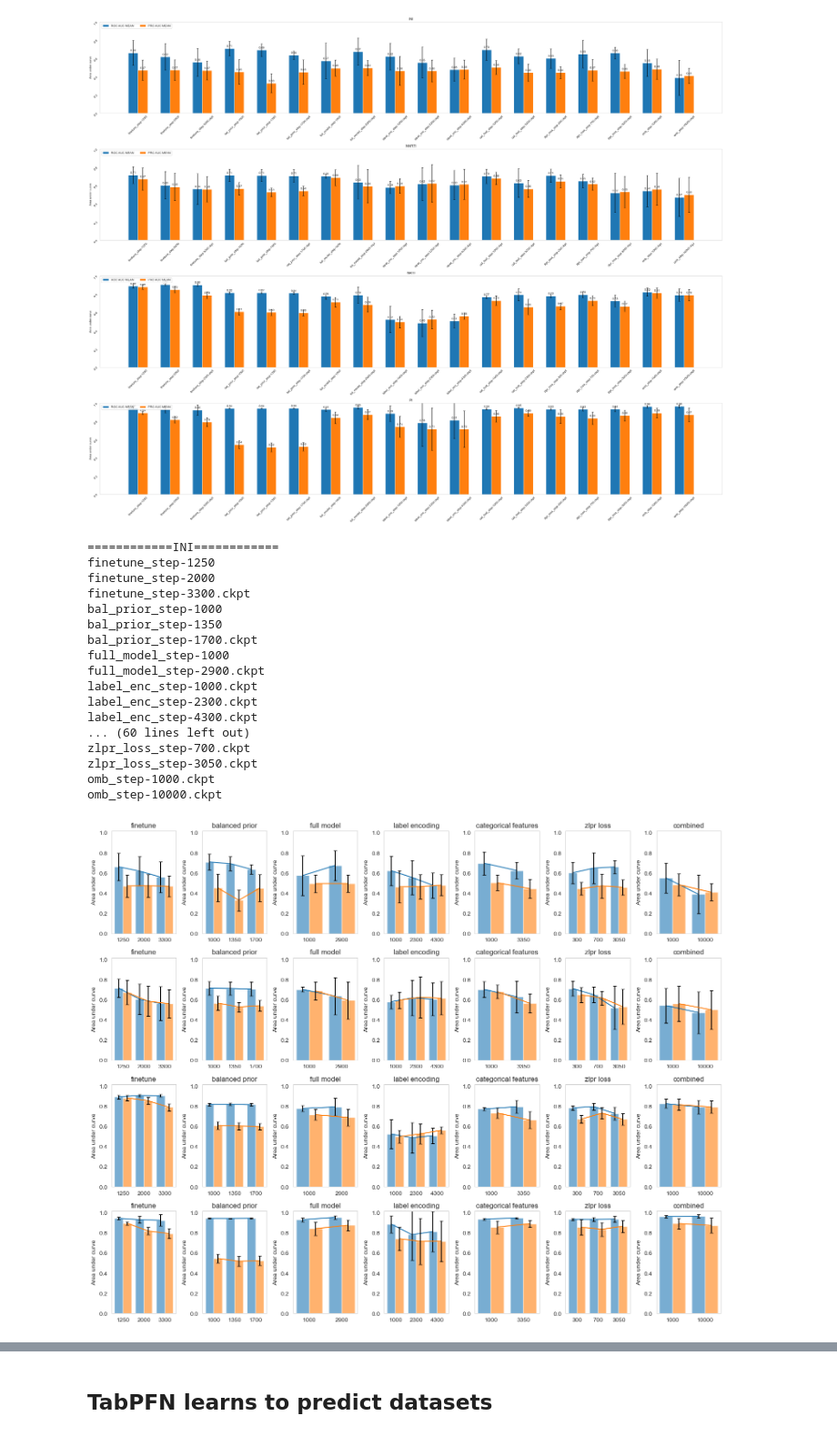
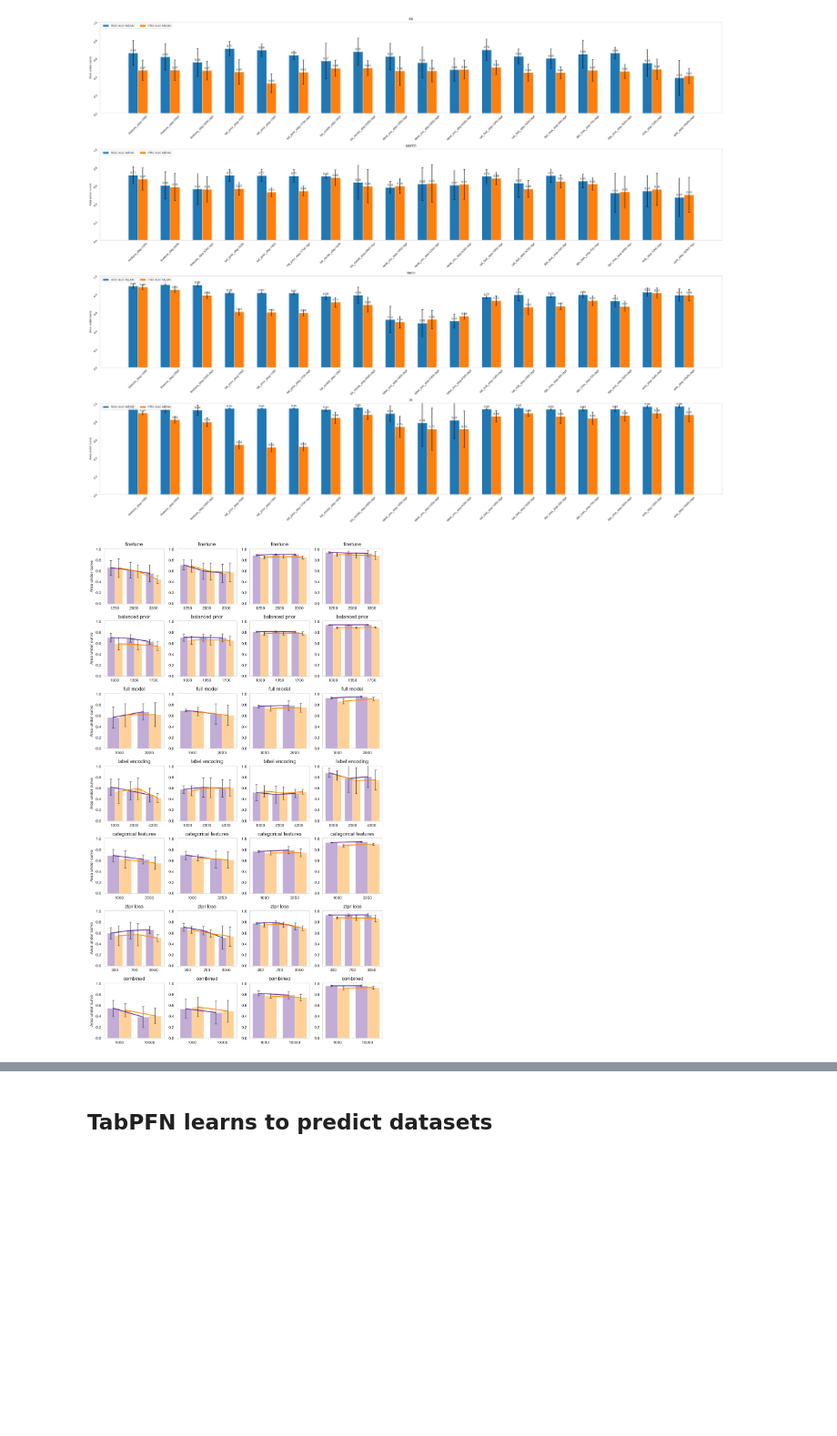
Before and after one commit to FloAvis/MultiLabel-PFN, a Jupyter notebook: statistics/MA_statistics.ipynb, the cells around one changed output, grey strips where cells are left out. Shown at 91% size. Saved outputs shown, nothing was run; the diff lists cells and outputs as text; code cells hidden in the pictures; blank space fills up the shorter version.

```diff
--- a/statistics/MA_statistics.ipynb
+++ b/statistics/MA_statistics.ipynb
@@ -655,7 +820,7 @@ models = [
     "omb_step-1000.ckpt",
     "omb_step-10000.ckpt"]
 
-"""
+
 results_mean = []
 results_std = []
 
@@ -683,7 +848,7 @@ for path in filepath_list:
 
 
         roc_auc = pred_proba.groupby(by="kFolds").apply(lambda x: roc_auc_score(np.array(x.filter(regex="True_*")), np.array(x.filter(regex="Pred_*"))), include_groups=False)
-        prc_auc = pred_proba.groupby(by="kFolds").apply(lambda x: result_handler.prc_auc_score(np.array(x.filter(regex="True_*")), np.array(x.filter(regex="Pred_*")), multiclass="ovr"), include_groups=False)
+        prc_auc = pred_proba.groupby(by="kFolds").apply(lambda x: result_handler.prc_auc_score(np.array(x.filter(regex="True_*")), np.array(x.filter(regex="Pred_*")), multiclass="ovo"), include_groups=False)
 
 
         roc_auc_mean.append(roc_auc.mean())
@@ -730,7 +895,7 @@ for path in filepath_list:
     results_std.append({"ROC AUC STD":roc_auc_std,
                     "PRC AUC STD":prc_auc_std})
 
-"""
+
 #x_ticks = models + ["BR TabPFN", "CC TabPFN"]
 
 x_ticks = models
@@ -798,7 +963,7 @@ models = [
     "omb_step-1000.ckpt",
     "omb_step-10000.ckpt"]
 
-
+'''
 results_mean = []
 results_std = []
 
@@ -826,7 +991,7 @@ for path in filepath_list:
 
 
         roc_auc = pred_proba.groupby(by="kFolds").apply(lambda x: roc_auc_score(np.array(x.filter(regex="True_*")), np.array(x.filter(regex="Pred_*"))), include_groups=False)
-        prc_auc = pred_proba.groupby(by="kFolds").apply(lambda x: result_handler.prc_auc_score(np.array(x.filter(regex="True_*")), np.array(x.filter(regex="Pred_*")), multiclass="ovr"), include_groups=False)
+        prc_auc = pred_proba.groupby(by="kFolds").apply(lambda x: result_handler.prc_auc_score(np.array(x.filter(regex="True_*")), np.array(x.filter(regex="Pred_*")), multiclass="ovo"), include_groups=False)
 
 
         roc_auc_mean.append(roc_auc.mean())
@@ -874,7 +1039,7 @@ for path in filepath_list:
     results_std.append({"ROC AUC STD":roc_auc_std,
                     "PRC AUC STD":prc_auc_std})
 
-
+'''
 #x_ticks = models + ["BR TabPFN", "CC TabPFN"]
 
 x_ticks = {
@@ -895,73 +1060,63 @@ steps = {
     "zlpr loss":[300, 700, 3050],
     "combined":[1000, 10000]}
 
-colors = {"ROC AUC MEAN":"tab:blue", "PRC AUC MEAN":"tab:orange"}
+colors = {"ROC AUC MEAN":"rebeccapurple", "PRC AUC MEAN":"darkorange"}
 
 width = 0.4  # the width of the bars
 
-fig, axs = plt.subplots(4, 7, figsize=(15, 12),layout='tight')
+fig, axs = plt.subplots(7, 4, figsize=(10, 17),layout='tight')
 
-axs = axs.flatten()
+#print(axs)
 
 for i, path in enumerate(filepath_list):
 
 
-    j = i * 7
+    j = i * 4
 
     l = 0 # model counter
     k = 0 # axes counter
 
     for model, model_num in x_ticks.items():
 
         multiplier = 0.5
 
-        ax = axs[j + k]
+        #print(axs)
+
+        #print(i, k)
+
+        ax = axs[k, i]
 
         x = np.arange(model_num)  # the label locations
 
         for attribute, measurement in results_mean[i].items():
             offset = width * multiplier
             if model != "PT":
-                rects = ax.bar(x + offset, measurement[l:l+model_num], width, alpha=0.6)
-                ax.plot(x + offset, measurement[l:l+model_num], width, color=colors[attribute])
+                rects = ax.bar(x + offset, measurement[l:l+model_num], width, alpha=0.4, color=color[attribute])
+                ax.plot(x + offset, measurement[l:l+model_num], width, color=colors[attribute], lw=2)
                 #print(results_std[i][attribute.strip("MEAN") + "STD"])
-                ax.errorbar(x + offset, measurement[l:l+model_num], yerr=results_std[i][attribute.strip("MEAN") + "STD"][l:l+model_num],capsize=3, fmt="none", ecolor="black")
+                ax.errorbar(x + offset, measurement[l:l+model_num], yerr=results_std[i][attribute.strip("MEAN") + "STD"][l:l+model_num],capsize=3, fmt="none", ecolor="black", alpha=0.6)
                 #ax.bar_label(rects, fmt='%.3f', padding=12)
             multiplier += 1
 
         ax.grid(False)
 
         # Add some text for labels, title and custom x-axis tick labels, etc.
-        ax.set_ylabel('Area under curve')
+        if i == 0:
+            ax.set_ylabel('Area under curve')
+        else:
+            ax.set_ylabel('')
         ax.set_title(model)
         #ax.tick_params(rotation=45)
         ax.set_xticks(x + width, steps[model])
         #ax.legend(loc='upper left', ncols=3)
         ax.set_ylim(0, 1.015)
 
         l += model_num
         k += 1
 
-plt.savefig("../figures/09_det_perf/det_perf_auc_new.png")
+plt.savefig("../figures/09_det_perf/det_perf_auc_new_new.png")
 # %% [output]
-============INI============
-finetune_step-1250
-finetune_step-2000
-finetune_step-3300.ckpt
-bal_prior_step-1000
-bal_prior_step-1350
-bal_prior_step-1700.ckpt
-full_model_step-1000
-full_model_step-2900.ckpt
-label_enc_step-1000.ckpt
-label_enc_step-2300.ckpt
-label_enc_step-4300.ckpt
-... (60 lines left out)
-zlpr_loss_step-700.ckpt
-zlpr_loss_step-3050.ckpt
-omb_step-1000.ckpt
-omb_step-10000.ckpt
-[figure, old version]
+[figure, new version]
 # %%
 modeltype = "MuLaTabICL_"
 
```
Also changed, not shown: parts of 9 cells of this notebook, 4 other files.
